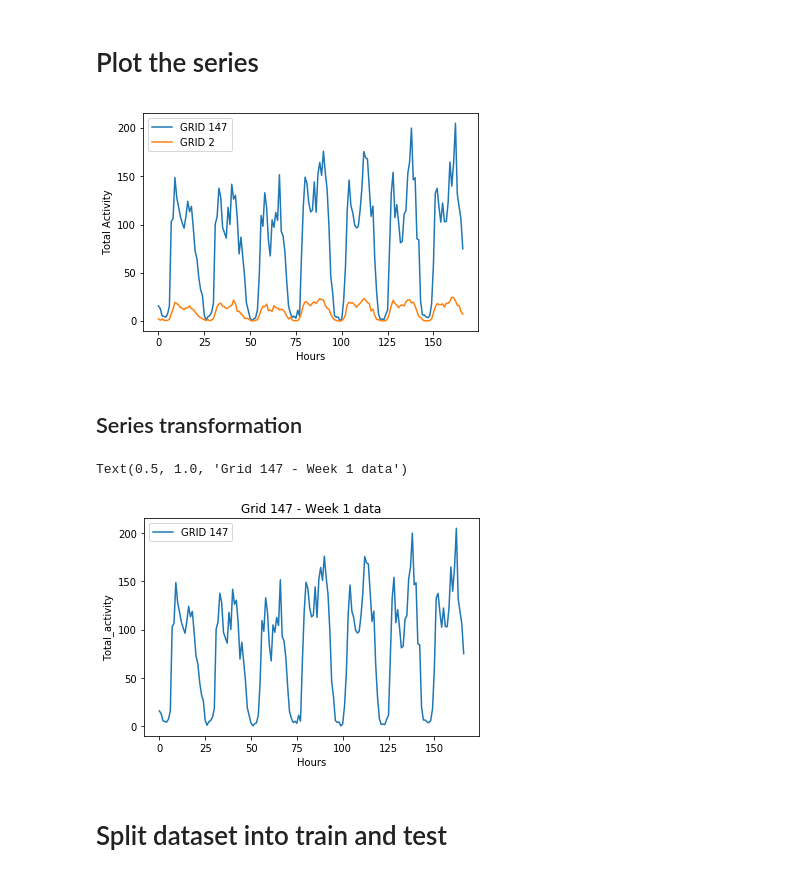
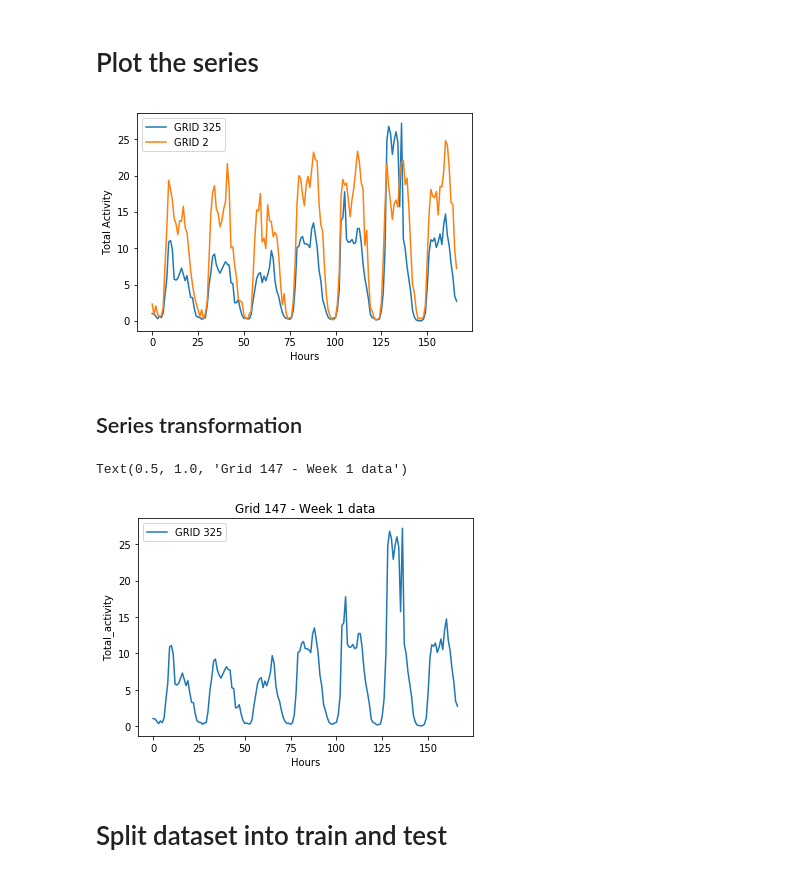
Before and after one commit to MayurKharbas/BE_Project_Grp30, a Jupyter notebook: Notebook.ipynb, the cells around one changed output. Cells and saved outputs as stored; diff of their text form; code cells hidden in the pictures.

```diff
--- a/Notebook.ipynb
+++ b/Notebook.ipynb
@@ -16,8 +16,9 @@ from statsmodels.tsa.seasonal import seasonal_decompose
 #from pyramid.arima import auto_arima
 # %%
 df = pd.DataFrame({})
+path = '/media/mayur/Softwares/BE Project/ProcessedDataset/November/'
 for i in range(1,8):
-    df_new = pd.read_csv('/media/mayur/Softwares/BE Project/ProcessedDataset/November/sms-call-internet-mi-2013-11-0{}.csv'.format(i), parse_dates=['activity_date'])
+    df_new = pd.read_csv(path+'sms-call-internet-mi-2013-11-0{}.csv'.format(i), parse_dates=['activity_date'])
     df = df.append(df_new)
     print("File " + str(i) + " added")
 # %% [output]
@@ -41,29 +42,29 @@ df.head()
 # %% [markdown]
 # Plot the series
 # %%
-ax = df[df.square_id==147].plot(x='activity_hour', y='total_activity', label='GRID 147')
+ax = df[df.square_id==325].plot(x='activity_hour', y='total_activity', label='GRID 325')
 df[df.square_id==2].plot(ax=ax, x='activity_hour', y='total_activity', label='GRID 2')
 plt.xlabel("Hours")
 plt.ylabel("Total Activity")
 plt.show()
 # %% [output]
-[figure, old version]
+[figure, new version]
 # %% [markdown]
 ## Series transformation
 # %%
-df_grid = df[df['square_id']==147]
+df_grid = df[df['square_id']==325]
 #df_grid.set_index('activity_hour', inplace=True)
 df_grid.drop(['square_id', 'activity_date'], axis=1, inplace=True)
 #df_grid.to_csv('ts-grid-147.csv', index=False, encoding='utf-8')
 
 #Plot the data
-ax = df_grid.plot(x='activity_hour', y='total_activity', label='GRID 147')
+ax = df_grid.plot(x='activity_hour', y='total_activity', label='GRID 325')
 plt.xlabel('Hours')
 plt.ylabel('Total_activity')
 plt.title('Grid 147 - Week 1 data')
 # %% [output]
 Text(0.5, 1.0, 'Grid 147 - Week 1 data')
-[figure, old version]
+[figure, new version]
 # %% [markdown]
 # Split dataset into train and test
 # %%
```
Also changed, not shown: parts of 10 cells of this notebook, 11 other files.
